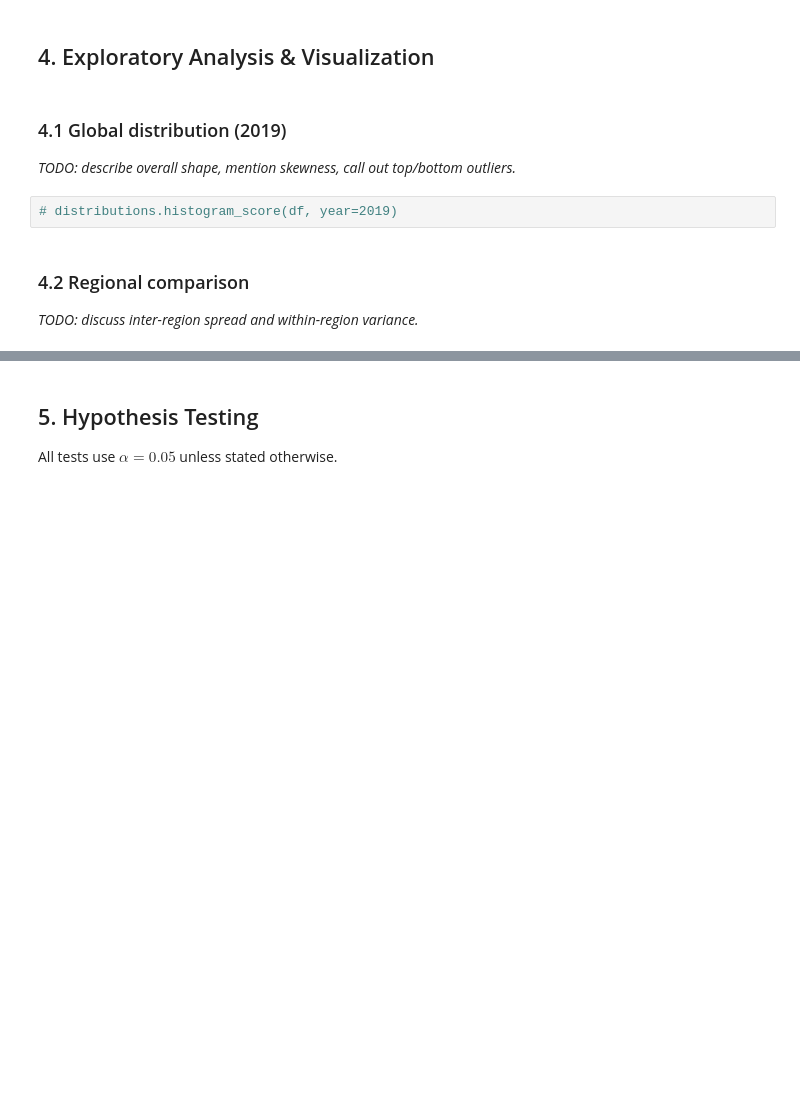
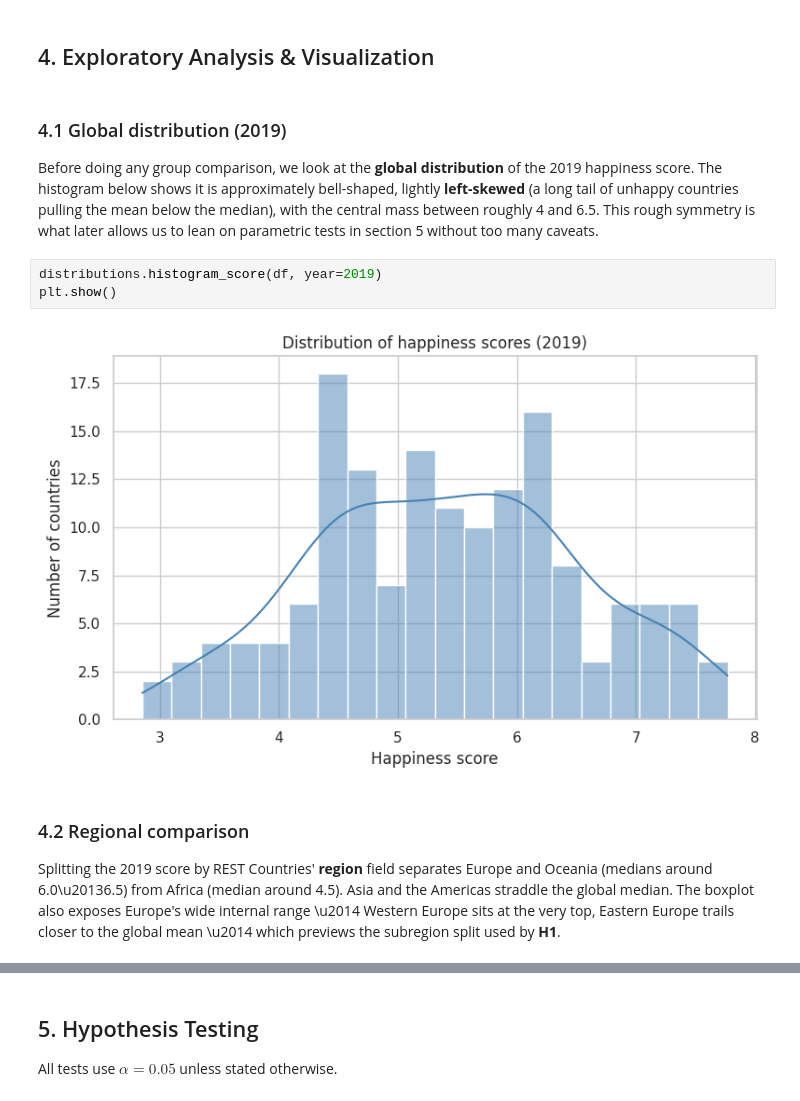
Before and after one commit to lizzardbald/happiness-report-research, a Jupyter notebook: Main.ipynb, the cells around one changed output, grey strips where cells are left out. Saved outputs shown, nothing was run; the diff lists cells and outputs as text; blank space fills up the shorter version.

Commit message:
docs(notebook): add exploratory analysis and visualizations
Made-with: Cursor

```diff
--- a/Main.ipynb
+++ b/Main.ipynb
@@ -256,11 +256,14 @@ outliers
 # %% [markdown]
 ### 4.1 Global distribution (2019)
 
-_TODO: describe overall shape, mention skewness, call out top/bottom outliers._
+Before doing any group comparison, we look at the **global distribution** of the 2019 happiness score. The histogram below shows it is approximately bell-shaped, lightly **left-skewed** (a long tail of unhappy countries pulling the mean below the median), with the central mass between roughly 4 and 6.5. This rough symmetry is what later allows us to lean on parametric tests in section 5 without too many caveats.
 # %%
-# distributions.histogram_score(df, year=2019)
+distributions.histogram_score(df, year=2019)
+plt.show()
+# %% [output]
+[figure, added]
 # %% [markdown]
 ### 4.2 Regional comparison
 
-_TODO: discuss inter-region spread and within-region variance._
+Splitting the 2019 score by REST Countries' **region** field separates Europe and Oceania (medians around 6.0\u20136.5) from Africa (median around 4.5). Asia and the Americas straddle the global median. The boxplot also exposes Europe's wide internal range \u2014 Western Europe sits at the very top, Eastern Europe trails closer to the global mean \u2014 which previews the subregion split used by **H1**.
 # %%
```
Also changed, not shown: parts of 5 cells of this notebook.
